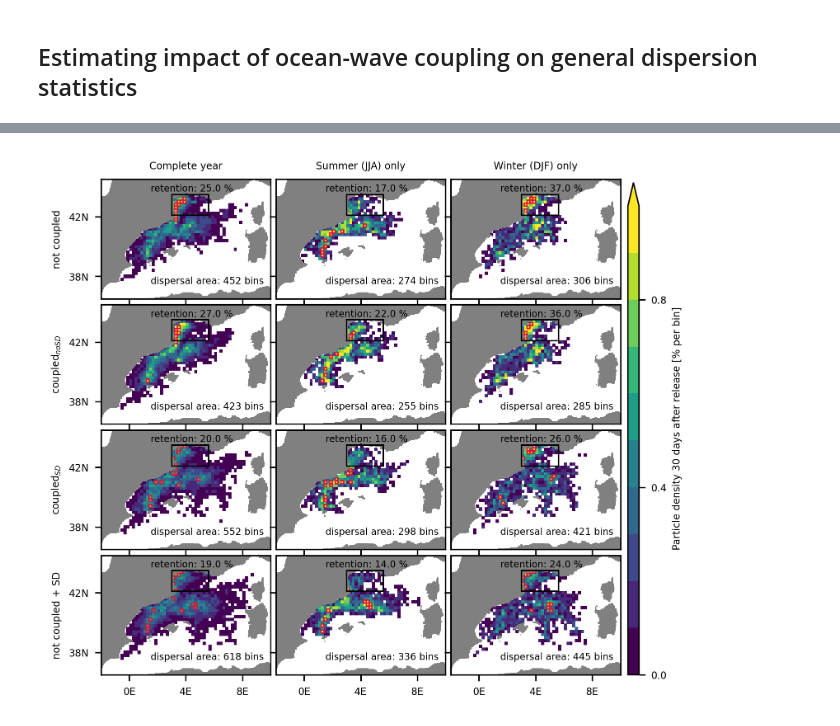
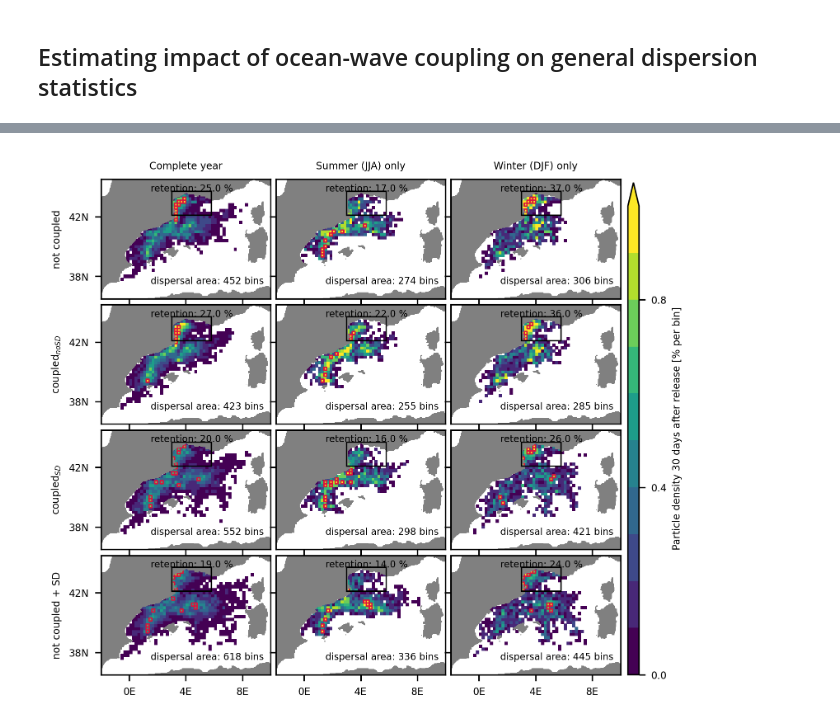
Before and after one commit to OceanParcels/IMMERSE_waves, a Jupyter notebook: code/CompTraj_uncoupledVScoupled_dispersion_GulfOfLion.ipynb, the cells around one changed output, grey strips where cells are left out. Drawn from its saved outputs; the diff is of its cells as text; code cells hidden in the pictures.

```diff
--- a/code/CompTraj_uncoupledVScoupled_dispersion_GulfOfLion.ipynb
+++ b/code/CompTraj_uncoupledVScoupled_dispersion_GulfOfLion.ipynb
@@ -69,0 +83,19 @@ uncoupled with Stokes drift: 0.0  ( 0 %)
+# %%
+def calc_npaticles_stucked(trajspeed):
+    tmp = xr.where(trajspeed <= 1e-8, trajspeed/trajspeed, trajspeed*0).sum(dim=('obs'))
+    stucked_trajset = (tmp.where(tmp != 0) / tmp.where(tmp != 0)).sum()
+    return stucked_trajset.values
+# %%
+print('number of stucked particles:')
+tmp = calc_npaticles_stucked(trajspeed_csd)
+print('coupled with Stokes drift:', str(tmp),
+      ' (', str(round(tmp/npart*100)), '%)')
+tmp = calc_npaticles_stucked(trajspeed_cnosd)
+print('coupled without Stokes drift:', str(tmp),
+      ' (', str(round(tmp/npart*100)), '%)' )
+tmp = calc_npaticles_stucked(trajspeed_nc)
+print('uncoupled without Stokes drift:', str(tmp),
+      ' (', str(round(tmp/npart*100)), '%)' )
+tmp = calc_npaticles_stucked(trajspeed_ncsd)
+print('uncoupled with Stokes drift:', str(tmp),
+      ' (', str(round(tmp/npart*100)), '%)' )
@@ -85,7 +112,8 @@ def calc_displacement_stats(trajspeed,dtout):
     #dtout is the output frequency in seconds
     # 1. Total displacement for each particle
     ## obtained by integrating over along-track velocities
-    dist = ((trajspeed * dtout).cumsum(dim='obs', skipna=True)) # in m
+    partdist = trajspeed * dtout
+    dist = (partdist.cumsum(dim='obs', skipna=True)) # in m
     # 2. Residual displacement
     ## obtained by subtracting the mean displacement of all particles
     Dist_total = dist.mean(dim=['traj','start'])
@@ -102,9 +130,9 @@ def calc_displacement_stats(trajspeed,dtout):
     ## - but at all possible locations
     Dist_space = dist.mean(dim=['traj'])
     resdist_space = dist - Dist_space
-    return dist, resdist_total, resdist_time, resdist_space
+    return partdist, dist, resdist_total, resdist_time, resdist_space
 # %%
-dist_csd, resdist_total_csd, resdist_time_csd, resdist_space_csd = calc_displacement_stats(trajspeed_csd,86400)
-dist_cnosd, resdist_total_cnosd, resdist_time_cnosd, resdist_space_cnosd = calc_displacement_stats(trajspeed_cnosd,86400)
-dist_nc, resdist_total_nc, resdist_time_nc, resdist_space_nc = calc_displacement_stats(trajspeed_nc,86400)
-dist_ncsd, resdist_total_ncsd, resdist_time_ncsd, resdist_space_ncsd = calc_displacement_stats(trajspeed_ncsd,86400)
+partdist_csd, dist_csd, resdist_total_csd, resdist_time_csd, resdist_space_csd = calc_displacement_stats(trajspeed_csd,86400)
+partdist_cnosd, dist_cnosd, resdist_total_cnosd, resdist_time_cnosd, resdist_space_cnosd = calc_displacement_stats(trajspeed_cnosd,86400)
+partdist_nc, dist_nc, resdist_total_nc, resdist_time_nc, resdist_space_nc = calc_displacement_stats(trajspeed_nc,86400)
+partdist_ncsd, dist_ncsd, resdist_total_ncsd, resdist_time_ncsd, resdist_space_ncsd = calc_displacement_stats(trajspeed_ncsd,86400)
@@ -454,6 +408,7 @@ lonmin_plot = -2
 lonmax_plot = 10
 latmin_plot = 36.5
 latmax_plot = 44.5
+highproblev = 90
 col_nc = 'grey'
 col_csd = 'darkblue'
 col_cnosd = 'lightblue'
@@ -485,7 +440,7 @@ def plot_2Dhist(var1):
     ax.text(1.5, 37.5, 'dispersal area: ' + str(int(area_bins.round().values)) + ' bins', fontsize=5.5)
     tmp2 = np.sort(hist2D_plot.stack(binstack=('lon_bin','lat_bin')))
     tmp3 = np.cumsum(tmp2)
-    highprob = xr.DataArray(tmp2).where(tmp3 >= 90).squeeze(drop=True).min()
+    highprob = xr.DataArray(tmp2).where(tmp3 >= highproblev).squeeze(drop=True).min()
     ax.pcolor(hist2D_plot.lon_bin, hist2D_plot.lat_bin,
               hist2D_plot.where(hist2D_plot >= highprob),
               alpha=1.0, edgecolor='crimson', facecolor='none',
@@ -512,7 +467,7 @@ def plot_bathy():
                 colors='grey')
 
 def plot_releasebox():
-    rect = patches.Rectangle((lonmin, latmin), lonmax-lonmin, latmax-latmin,
+    rect = patches.Rectangle((lonmin, latmin), lonmax-lonmin+step, latmax-latmin+step,
                              linewidth=0.8,edgecolor='k', facecolor='none')
     ax.add_patch(rect)
 
@@ -599,31 +554,31 @@ map = build_subplot(var1,var2,col_ncsd, yticklabel=False)
 start1 = np.arange(0,12); start2 = np.arange(67,73); start_use = [*l1, *l2]
 
 ax = fig.add_subplot(gs[0,2])
 var1 = traj_nc.isel(start=start_use)
 var2 = dist_nc.isel(start=start_use)
 map = build_subplot(var1,var2,col_nc, xticklabel=False, yticklabel=False)
 ax.set_title('Winter (DJF) only', fontsize=fs)
 
 ax = fig.add_subplot(gs[1,2])
 var1 = traj_cnosd.isel(start=start_use)
 var2 = dist_cnosd.isel(start=start_use)
 map = build_subplot(var1,var2,col_cnosd, xticklabel=False, yticklabel=False)
 
 ax = fig.add_subplot(gs[2,2])
 var1 = traj_csd.isel(start=start_use)
 var2 = dist_csd.isel(start=start_use)
 map = build_subplot(var1,var2,col_csd, xticklabel=False, yticklabel=False)
 
 ax = fig.add_subplot(gs[3,2])
 var1 = traj_ncsd.isel(start=start_use)
 var2 = dist_ncsd.isel(start=start_use)
 map = build_subplot(var1,var2,col_ncsd, yticklabel=False)
 ax.text(14, 53, 'Particle density 30 days after release [% per bin]',
         ha='center', va='center', fontsize=fs, rotation=90)
 cbaxes = fig.add_axes([0.81, 0.125, 0.015, 0.75])
 cbar = plt.colorbar(map, cax = cbaxes, orientation='vertical', extend='max')
 cbar.ax.tick_params(labelsize=fs)
 tick_locator = ticker.MaxNLocator(nbins=nctic)
 cbar.locator = tick_locator; cbar.update_ticks()
 # %% [output]
-[figure, old version]
+[figure, new version]
```
Also changed, not shown: parts of 26 cells of this notebook, 3 other files.
